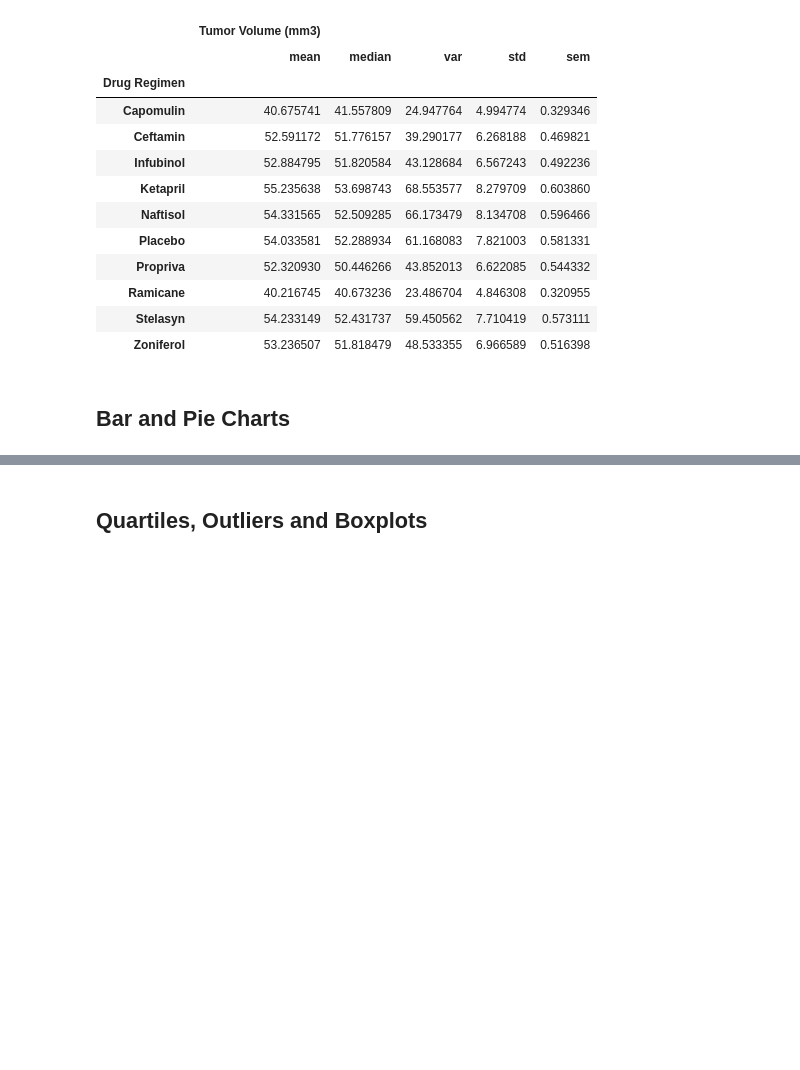
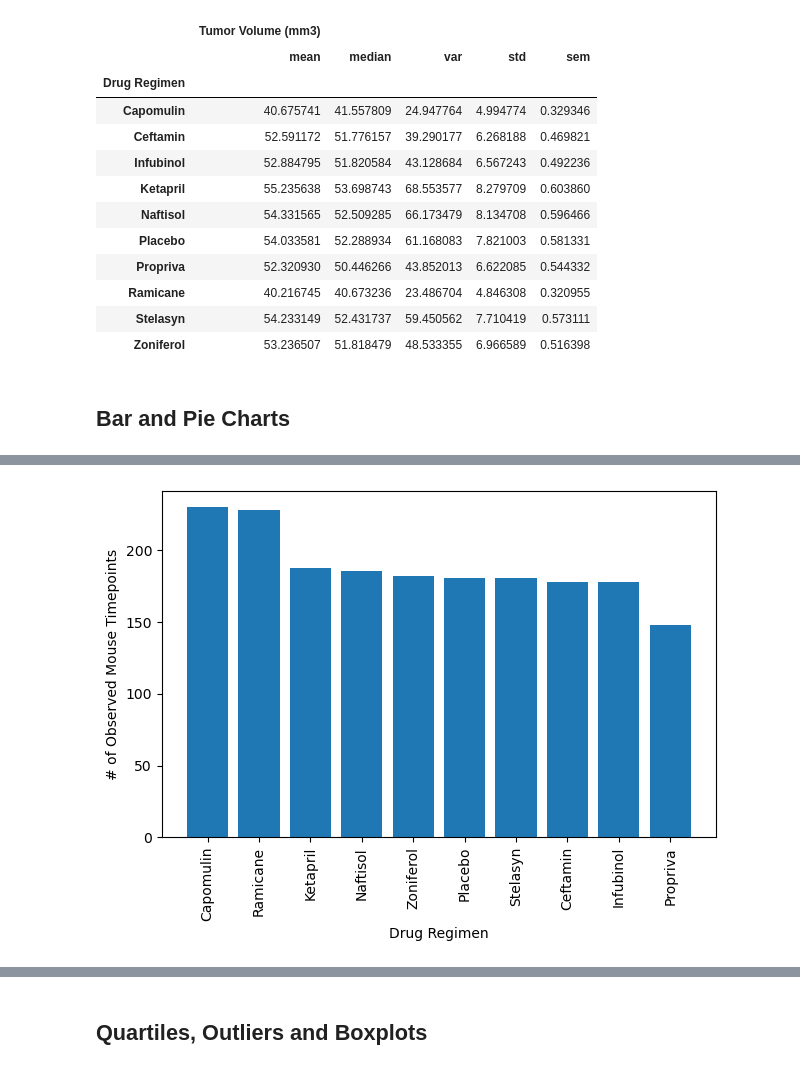
Before and after one commit to hopkinsbowman78/matplotlib-scipy-data-analysis, a Jupyter notebook: Pymaceuticals/pymaceuticals_starter.ipynb, the cells around one changed output, grey strips where cells are left out. Cells and saved outputs as stored; diff of their text form; code cells hidden in the pictures; blank space fills up the shorter version.

```diff
--- a/Pymaceuticals/pymaceuticals_starter.ipynb
+++ b/Pymaceuticals/pymaceuticals_starter.ipynb
@@ -156,5 +169,19 @@ grouped_stats
 # %%
 # Generate a bar plot showing the total number of rows (Mouse ID/Timepoints) for each drug regimen using pyplot.
+
+timepoint_count
+
+x_axis = timepoint_count.index
+tick_locations = np.arange(len(x_axis))
+
+plt.bar(tick_locations, timepoint_count, align="center")
+plt.xticks(tick_locations, x_axis, rotation="vertical")
+plt.xlabel("Drug Regimen")
+plt.ylabel("# of Observed Mouse Timepoints")
+plt.tight_layout()
+plt.show()
+# %% [output]
+[figure, added]
 # %%
 # Generate a pie chart, using Pandas, showing the distribution of unique female versus male mice used in the study
 
```
Also changed, not shown: parts of 5 cells of this notebook.
